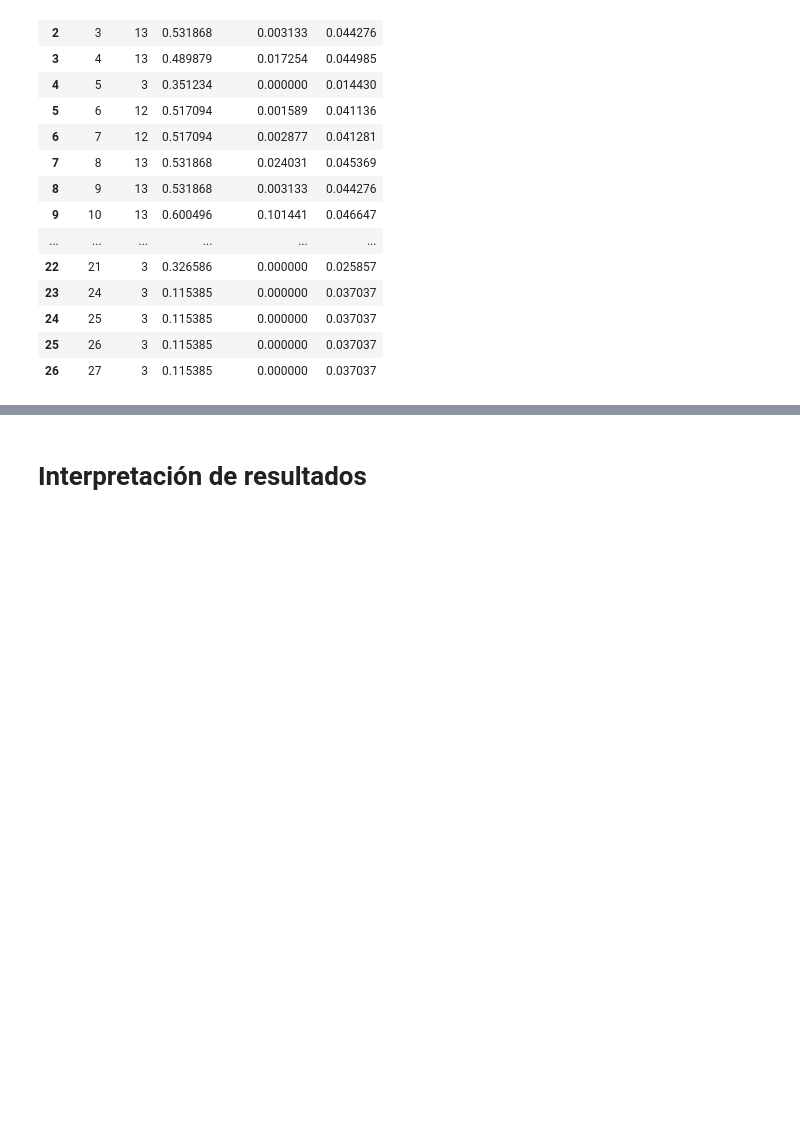
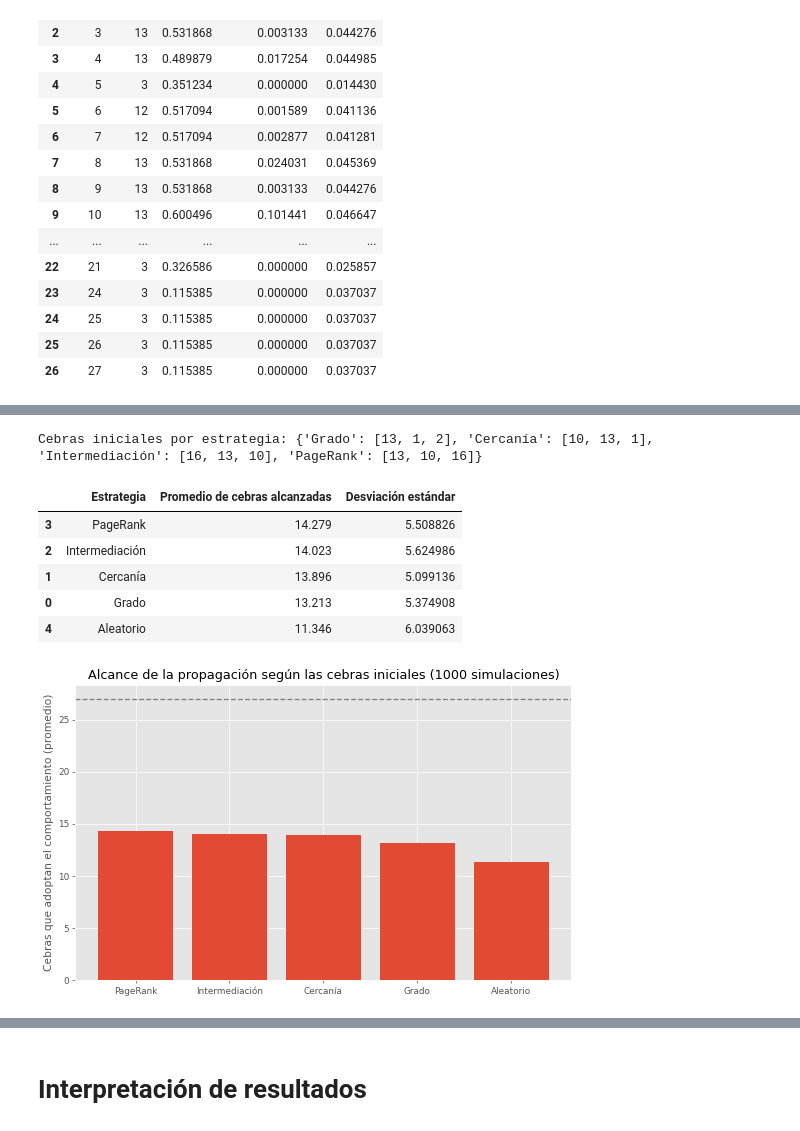
Before and after one commit to KaterinaPenaloza/Analisis-de-redes, a Jupyter notebook: ProyectoRedes.ipynb, the cells around one changed output, grey strips where cells are left out. Cells and saved outputs as stored; diff of their text form; code cells hidden in the pictures; blank space fills up the shorter version.

```diff
--- a/ProyectoRedes.ipynb
+++ b/ProyectoRedes.ipynb
@@ -459,0 +312,45 @@ Resultado del Modelo de Dispersión de Influencia:
+# %%
+K = 3          # cantidad de cebras iniciales
+N_SIM = 1000   # número de simulaciones
+
+estrategias = {
+    'Grado': top_nodos(degree, K),
+    'Cercanía': top_nodos(closeness, K),
+    'Intermediación': top_nodos(betweenness, K),
+    'PageRank': top_nodos(pagerank, K),
+}
+print("Cebras iniciales por estrategia:", estrategias)
+
+rng = random.Random(42)
+resultados = {nombre: [] for nombre in list(estrategias) + ['Aleatorio']}
+
+for _ in range(N_SIM):
+    for nombre, semillas in estrategias.items():
+        resultados[nombre].append(len(linear_threshold(G, semillas, rng)))
+    resultados['Aleatorio'].append(
+        len(linear_threshold(G, rng.sample(list(G.nodes()), K), rng)))
+
+resumen = pandas.DataFrame({
+    'Estrategia': list(resultados.keys()),
+    'Promedio de cebras alcanzadas': [numpy.mean(v) for v in resultados.values()],
+    'Desviación estándar': [numpy.std(v) for v in resultados.values()],
+}).sort_values('Promedio de cebras alcanzadas', ascending=False)
+
+display(resumen)
+
+fig, ax = plt.subplots(figsize=(10, 6))
+ax.bar(resumen['Estrategia'], resumen['Promedio de cebras alcanzadas'])
+ax.axhline(len(G.nodes()), linestyle='--', color='gray')
+ax.set_ylabel('Cebras que adoptan el comportamiento (promedio)')
+ax.set_title(f'Alcance de la propagación según las cebras iniciales ({N_SIM} simulaciones)')
+
+plt.show()
+# %% [output]
+Cebras iniciales por estrategia: {'Grado': [13, 1, 2], 'Cercanía': [10, 13, 1], 'Intermediación': [16, 13, 10], 'PageRank': [13, 10, 16]}
+|  | Estrategia | Promedio de cebras alcanzadas | Desviación estándar |
+| 3 | PageRank | 14.279 | 5.508826 |
+| 2 | Intermediación | 14.023 | 5.624986 |
+| 1 | Cercanía | 13.896 | 5.099136 |
+| 0 | Grado | 13.213 | 5.374908 |
+| 4 | Aleatorio | 11.346 | 6.039063 |
+[figure, added]
```
Also changed, not shown: parts of 34 cells of this notebook.
